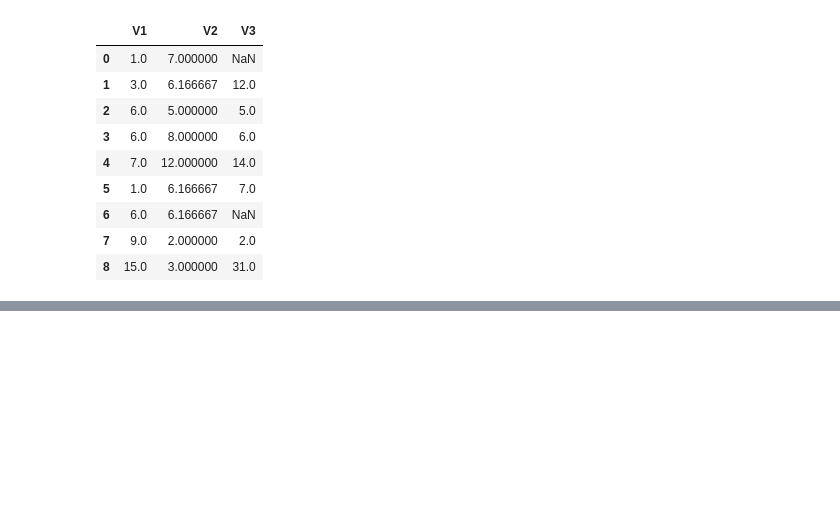
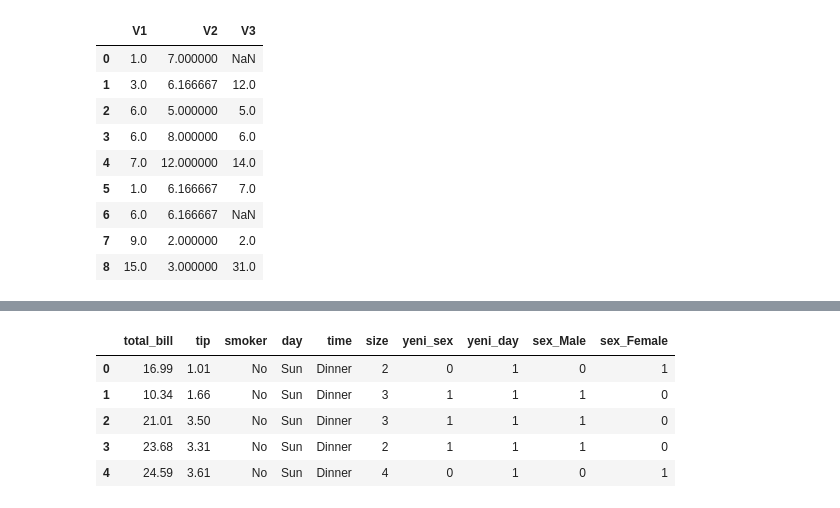
Before and after one commit to MelikeApalak/veri_analizi, a Jupyter notebook: data_preprocessing.ipynb, the cells around one changed output, grey strips where cells are left out. Saved outputs shown, nothing was run; the diff lists cells and outputs as text; code cells hidden in the pictures; blank space fills up the shorter version.

```diff
--- a/data_preprocessing.ipynb
+++ b/data_preprocessing.ipynb
@@ -963,0 +1476,11 @@ df.fillna(df.mean()["V1":"V2"])
+# %%
+df_one_hot = pd.get_dummies(df, columns = ["sex"], prefix = ["sex"])
+# %%
+df_one_hot.head()
+# %% [output]
+|  | total_bill | tip | smoker | day | time | size | yeni_sex | yeni_day | sex_Male | sex_Female |
+| 0 | 16.99 | 1.01 | No | Sun | Dinner | 2 | 0 | 1 | 0 | 1 |
+| 1 | 10.34 | 1.66 | No | Sun | Dinner | 3 | 1 | 1 | 1 | 0 |
+| 2 | 21.01 | 3.50 | No | Sun | Dinner | 3 | 1 | 1 | 1 | 0 |
+| 3 | 23.68 | 3.31 | No | Sun | Dinner | 2 | 1 | 1 | 1 | 0 |
+| 4 | 24.59 | 3.61 | No | Sun | Dinner | 4 | 0 | 1 | 0 | 1 |
```
Also changed, not shown: parts of 69 cells of this notebook.
